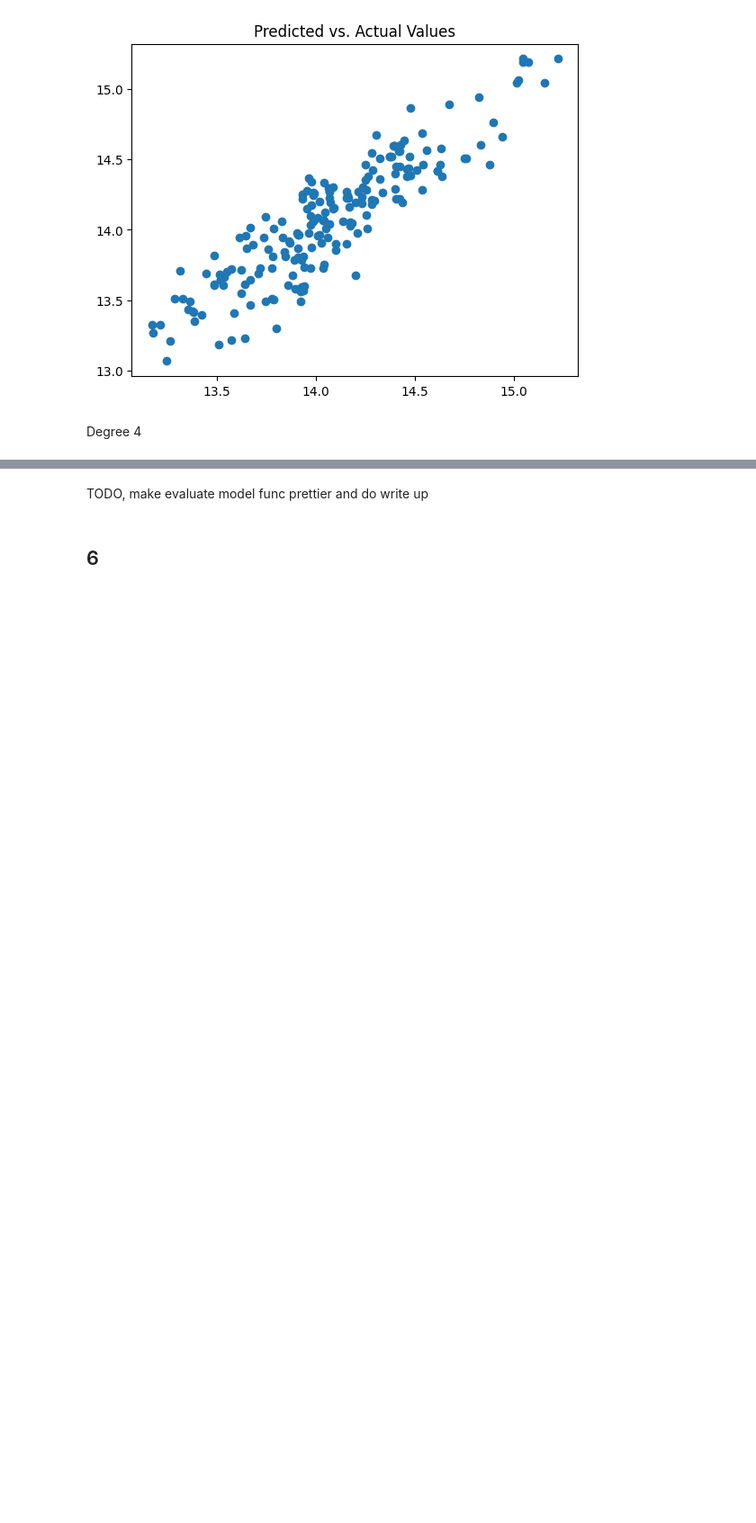
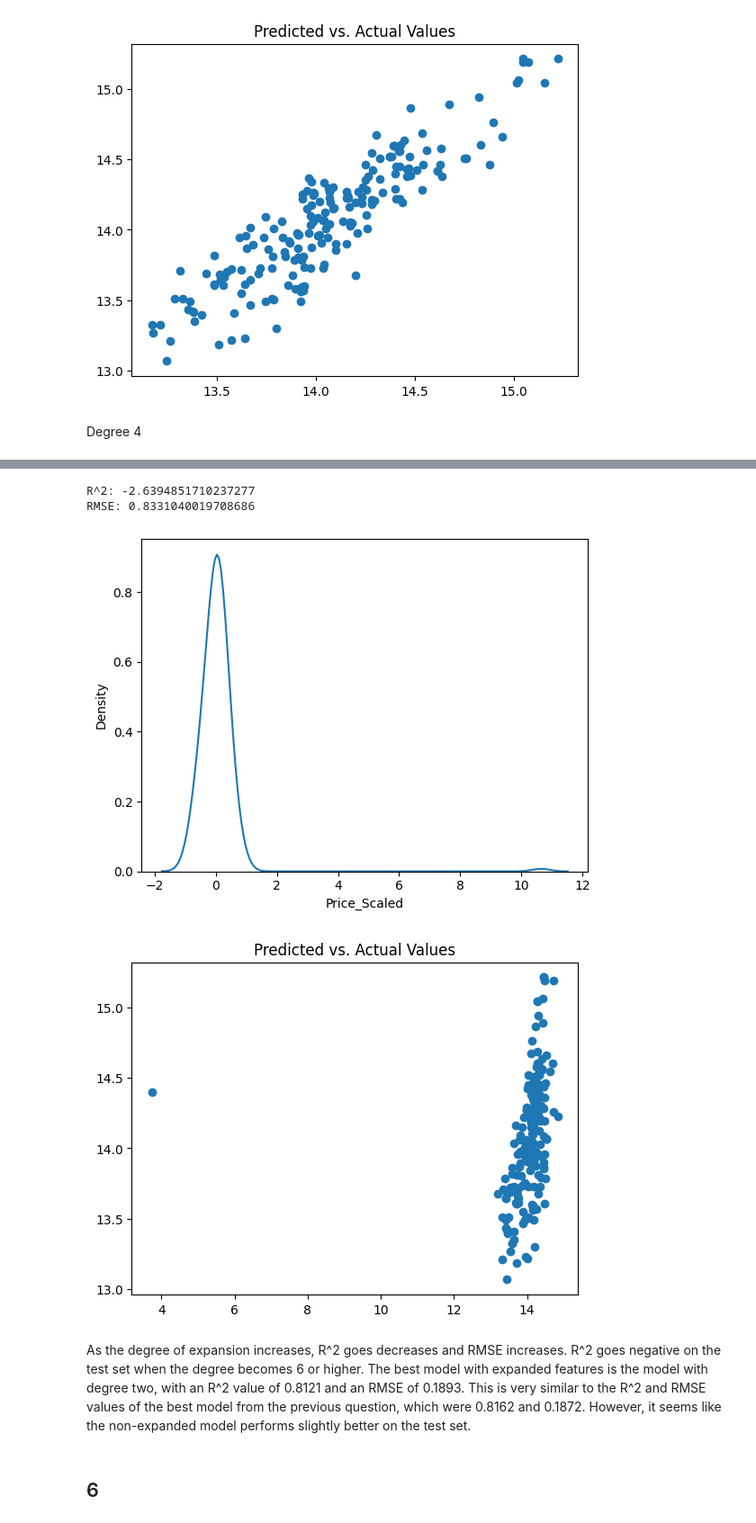
Before and after one commit to MKhour/DS3001, a Jupyter notebook: assignment4.ipynb, the cells around one changed output, grey strips where cells are left out. Shown at 90% size. Saved outputs shown, nothing was run; the diff lists cells and outputs as text; code cells hidden in the pictures; blank space fills up the shorter version.

```diff
--- a/assignment4.ipynb
+++ b/assignment4.ipynb
@@ -422,11 +422,14 @@ def polynomial_expansion(X_train, X_test, degree=2):
 def evaluate_linear_model(X_train, X_test, y_train, y_test):
   # Fit the model and get the R2 measure:
   reg = LinearRegression().fit(X_train, y_train) # Fit the linear model
-  print(reg.score(X_test, y_test)) # R squared measure
+  print("R^2:", reg.score(X_test, y_test)) # R squared measure
 
   # Predicted values:
   y_hat = reg.predict(X_test)
   residuals_lm = y_test - y_hat
+  SSE = np.sum((residuals_lm)**2)
+  RMSE = (SSE/len(y_test))**(1/2)
+  print("RMSE:", RMSE)
 
   ## Residual plot:
   sns.kdeplot(residuals_lm)
@@ -481,7 +489,14 @@ expand_and_evaluate_model(6)
 [figure]
 [figure]
+# %%
+expand_and_evaluate_model(7)
+# %% [output]
+R^2: -2.6394851710237277
+RMSE: 0.8331040019708686
+[figure, added]
+[figure, added]
 # %% [markdown]
-TODO, make evaluate model func prettier and do write up
+As the degree of expansion increases, R^2 goes decreases and RMSE increases. R^2 goes negative on the test set when the degree becomes 6 or higher. The best model with expanded features is the model with degree two, with an R^2 value of 0.8121 and an RMSE of 0.1893. This is very similar to the R^2 and RMSE values of the best model from the previous question, which were 0.8162 and 0.1872. However, it seems like the non-expanded model performs slightly better on the test set.
 # %% [markdown]
 ## 6
 # %% [markdown]
```
Also changed, not shown: parts of 11 cells of this notebook.
